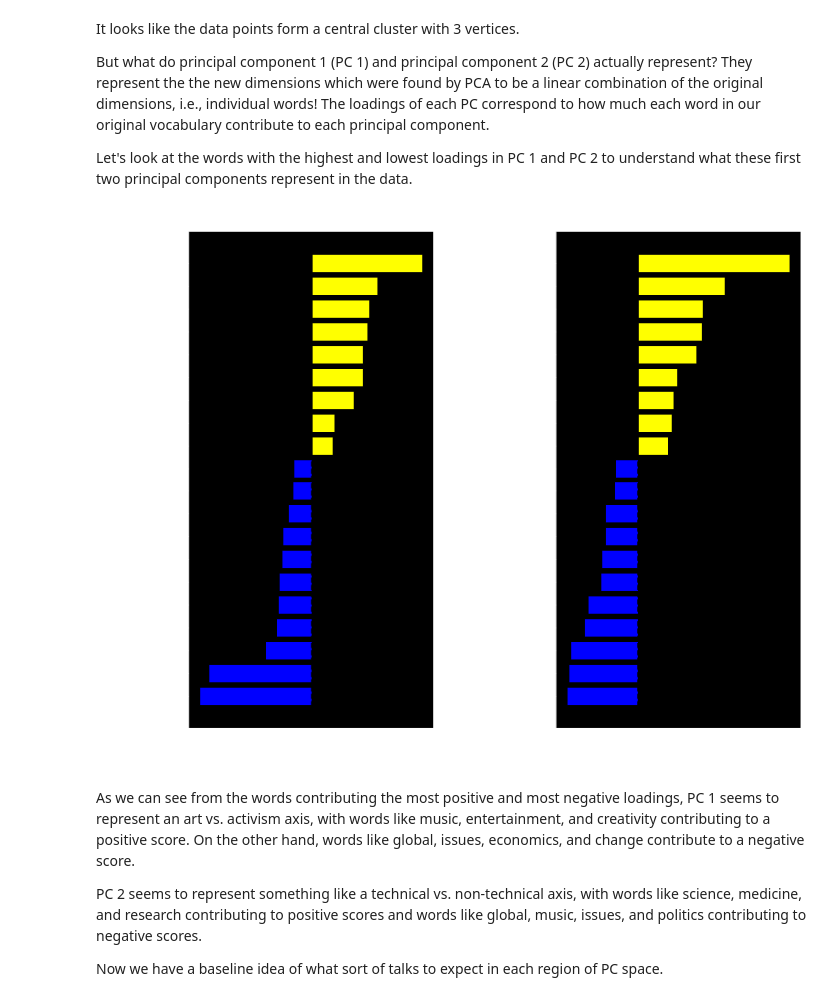
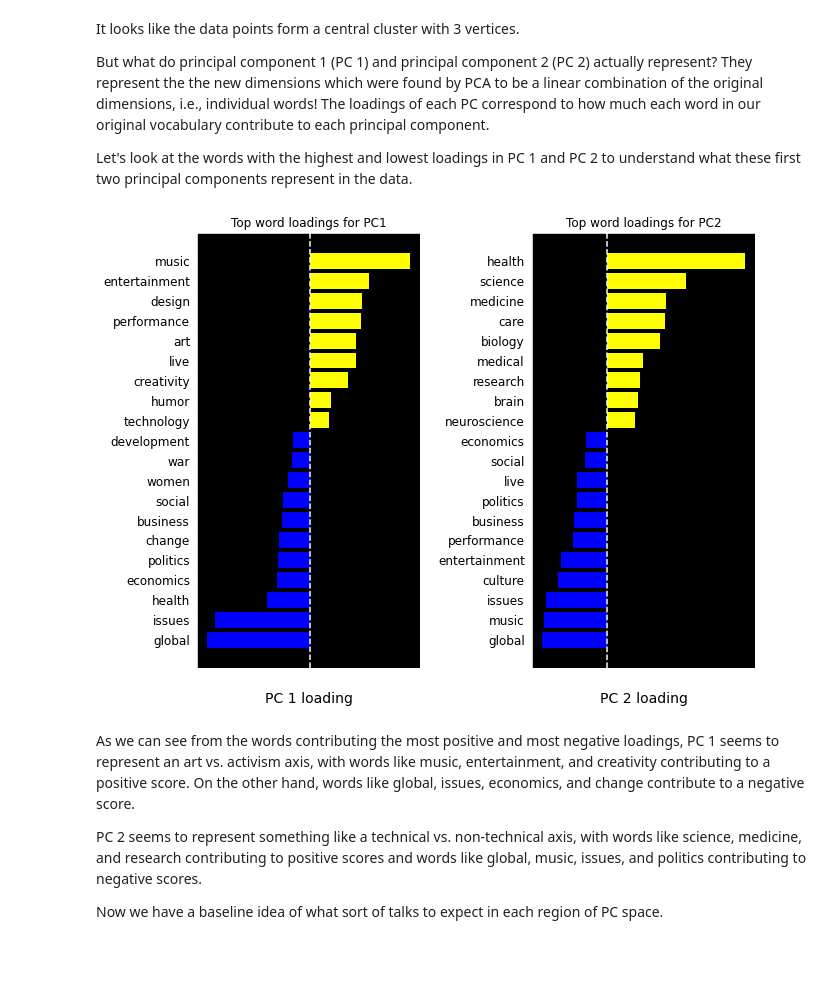
Before and after one commit to spatika1504/DS5500_capstone_project, a Jupyter notebook: Phase2/phase2_medium_risk.ipynb, the cells around one changed output. Saved outputs shown, nothing was run; the diff lists cells and outputs as text; code cells hidden in the pictures; blank space fills up the shorter version.

```diff
--- a/Phase2/phase2_medium_risk.ipynb
+++ b/Phase2/phase2_medium_risk.ipynb
@@ -229,23 +227,25 @@ Let's look at the words with the highest and lowest loadings in PC 1 and PC 2 to
 # %%
 feature_names = countv.get_feature_names()
 words_to_grab = 10
 
-fig, ax = plt.subplots(1, 2, figsize=(12, 10))
+fig, ax = plt.subplots(1, 2, figsize=(10, 8))
 for i, comp in enumerate(pca.components_):
     top_words = [feature_names[ind] for ind in comp.argsort()[-1:-words_to_grab:-1]]
     bottom_words = [feature_names[ind] for ind in comp.argsort()[words_to_grab::-1]]
     bp_top = ax[i].barh(top_words, comp[comp.argsort()[-1:-words_to_grab:-1]],
-              color='yellow', edgecolor='black')
+              color='yellow')
+    #ax[i].set_yticklabels(, minor=False,color='black')
     bp_bottom = ax[i].barh(bottom_words, comp[comp.argsort()[words_to_grab::-1]],
-              color='blue', edgecolor='black')
-    ax[i].axvline(0, linestyle='--', color='black')
-    ax[i].set_title(f'Top word loadings for PC {i+1}')
-    ax[i].set_xlabel(f'PC {i+1} loading')
+              color='blue')
+    ax[i].set_yticklabels(top_words+bottom_words, minor=False,color='black')
+    ax[i].axvline(0, linestyle='--', color='white')
+    ax[i].set_title(f'Top word loadings for PC{i+1}',color='black')
+    ax[i].set_xlabel(f'PC {i+1} loading',color='black')
     ax[i].invert_yaxis()
 plt.subplots_adjust(wspace=0.5)
 plt.show()
 # %% [output]
-[figure, old version]
+[figure, new version]
 # %% [markdown]
 As we can see from the words contributing the most positive and most negative loadings, PC 1 seems to represent an art vs. activism axis, with words like music, entertainment, and creativity contributing to a positive score. On the other hand, words like global, issues, economics, and change contribute to a negative score.
 
```
Also changed, not shown: parts of 5 cells of this notebook.
